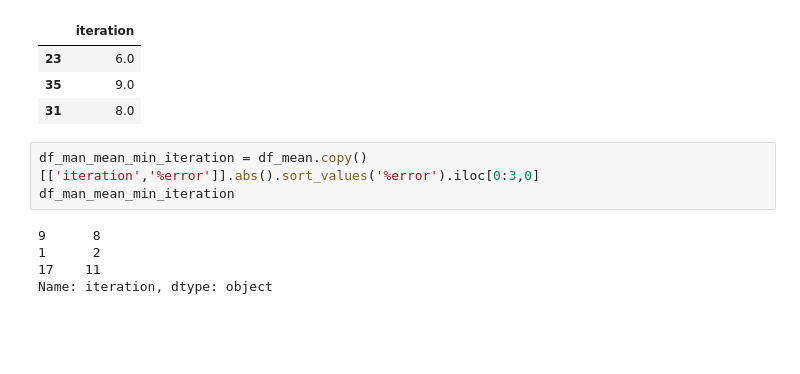
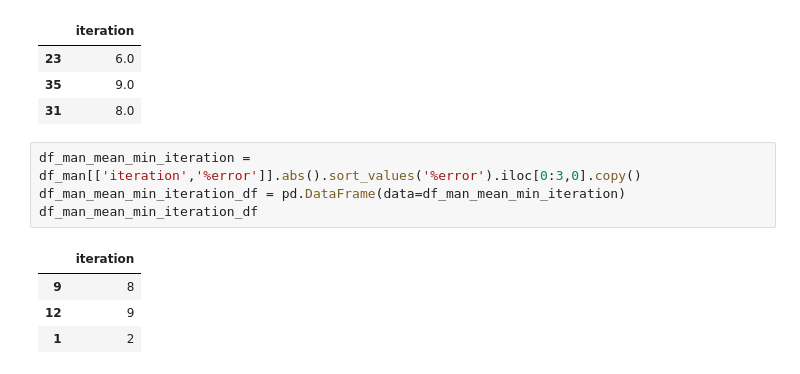
Before and after one commit to Quijanove/viscosity_liquid_transfer_Pablo, a Jupyter notebook: Opentrons_experiments/BOTorch_optimization/plot_presentation_Opentrons.ipynb, the cells around one changed output. Drawn from its saved outputs; the diff is of its cells as text; blank space fills up the shorter version.

```diff
--- a/Opentrons_experiments/BOTorch_optimization/plot_presentation_Opentrons.ipynb
+++ b/Opentrons_experiments/BOTorch_optimization/plot_presentation_Opentrons.ipynb
@@ -339,10 +339,11 @@ df_exp3_mean_min_iteration_df
 | 35 | 9.0 |
 | 31 | 8.0 |
 # %%
-df_man_mean_min_iteration = df_mean.copy()[['iteration','%error']].abs().sort_values('%error').iloc[0:3,0]
-df_man_mean_min_iteration
+df_man_mean_min_iteration = df_man[['iteration','%error']].abs().sort_values('%error').iloc[0:3,0].copy()
+df_man_mean_min_iteration_df = pd.DataFrame(data=df_man_mean_min_iteration)
+df_man_mean_min_iteration_df
 # %% [output]
-9      8
-1      2
-17    11
-Name: iteration, dtype: object
+|  | iteration |
+| 9 | 8 |
+| 12 | 9 |
+| 1 | 2 |
```
Also changed, not shown: parts of 7 cells of this notebook.
